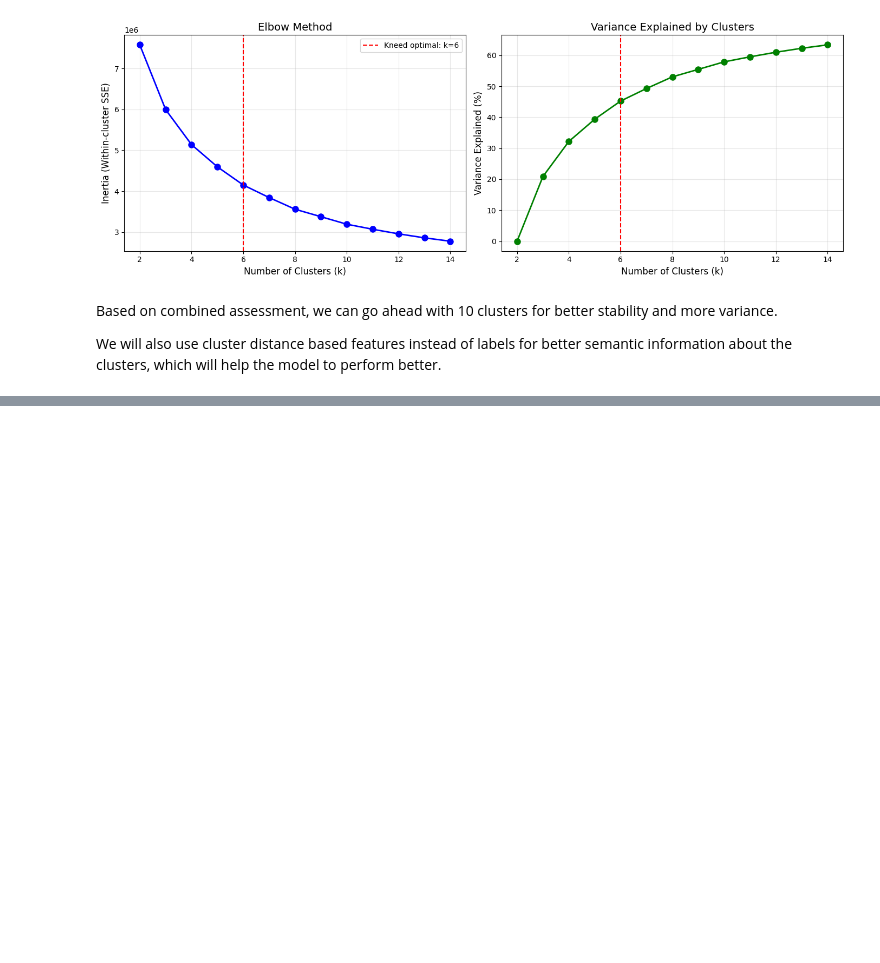
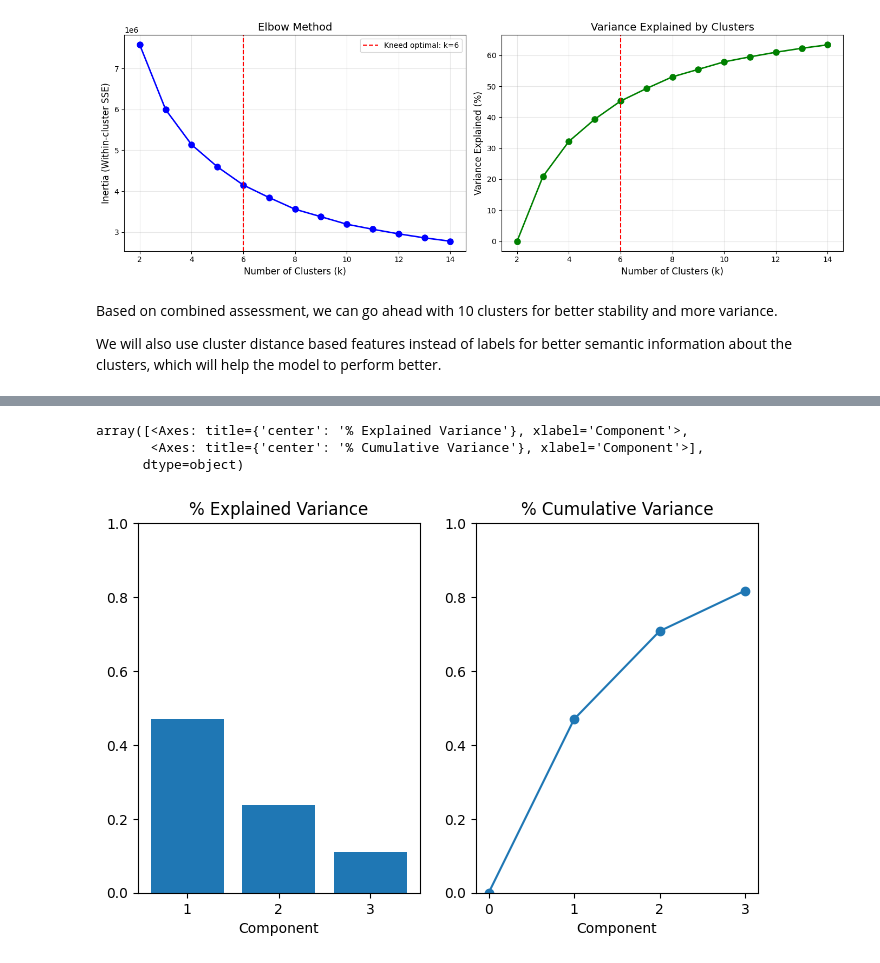
Before and after one commit to AadiPaliwal/regression_ml_end2end, a Jupyter notebook: notebooks/03_feature_engineering.ipynb, the cells around one changed output, grey strips where cells are left out. Cells and saved outputs as stored; diff of their text form; code cells hidden in the pictures; blank space fills up the shorter version.

```diff
--- a/notebooks/03_feature_engineering.ipynb
+++ b/notebooks/03_feature_engineering.ipynb
@@ -683,0 +814,16 @@ X_train_scaled =
+# %%
+# Pipeline
+def make_pca_pipeline(n_components):
+    return Pipeline([
+        ("scaler", StandardScaler()),
+        ("pca", PCA(n_components=n_components, random_state=42))
+    ])
+
+pca_market = make_pca_pipeline(n_components=3)
+pca_price  = make_pca_pipeline(n_components=2)
+pca_socio  = make_pca_pipeline(n_components=3)
+
+# ---- Fit on TRAIN ----
+X_train_market = pca_market.fit_transform(train_df[MARKET_DYNAMICS])
+X_train_price  = pca_price.fit_transform(train_df[PRICE_STRUCTURE])
+X_train_socio  = pca_socio.fit_transform(train_df[SOCIOECONOMIC])
@@ -683,0 +880,28 @@ X_train_scaled =
+# %%
+def plot_variance(pca_pipeline, width=8, dpi=100):
+    # Create figure
+    fig, axs = plt.subplots(1, 2)
+    n = pca_pipeline['pca'].n_components_
+    grid = np.arange(1, n + 1)
+    # Explained variance
+    evr = pca_pipeline["pca"].explained_variance_ratio_
+    axs[0].bar(grid, evr)
+    axs[0].set(
+        xlabel="Component", title="% Explained Variance", ylim=(0.0, 1.0)
+    )
+    # Cumulative Variance
+    cv = np.cumsum(evr)
+    axs[1].plot(np.r_[0, grid], np.r_[0, cv], "o-")
+    axs[1].set(
+        xlabel="Component", title="% Cumulative Variance", ylim=(0.0, 1.0)
+    )
+    # Set up figure
+    fig.set(figwidth=8, dpi=100)
+    return axs
+# %%
+plot_variance(pca_market)
+# %% [output]
+array([<Axes: title={'center': '% Explained Variance'}, xlabel='Component'>,
+       <Axes: title={'center': '% Cumulative Variance'}, xlabel='Component'>],
+      dtype=object)
+[figure, added]
```
Also changed, not shown: parts of 28 cells of this notebook.
